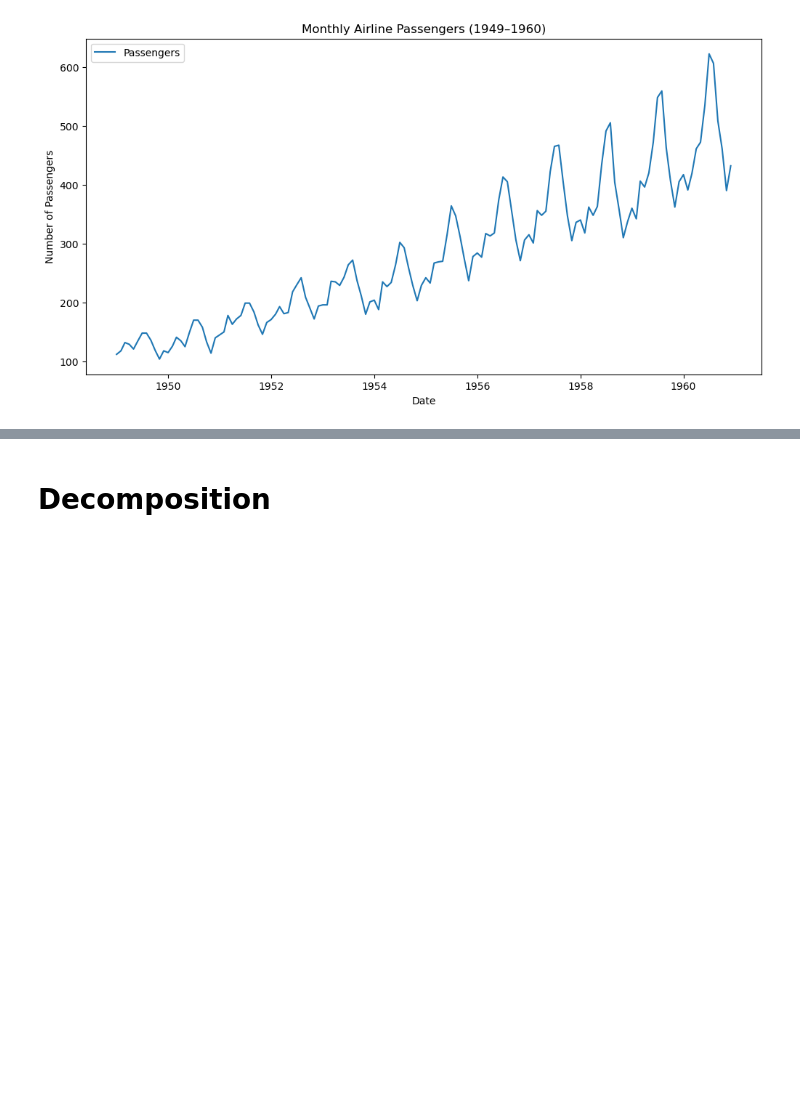
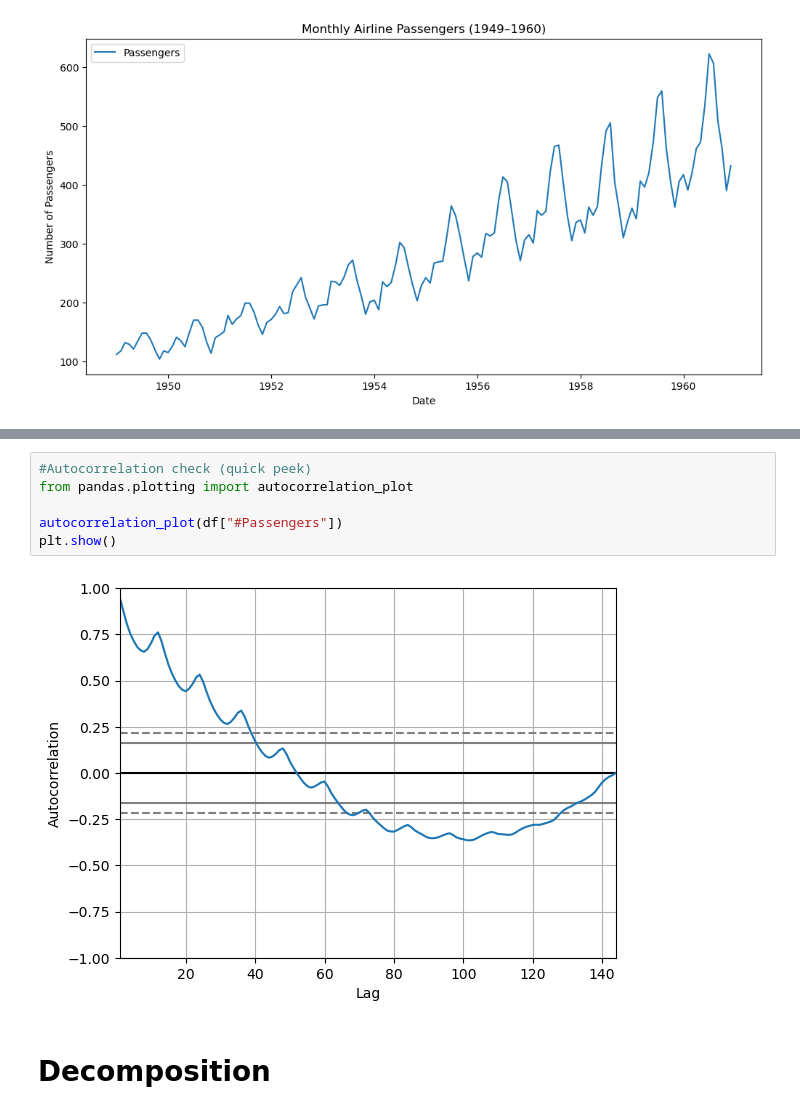
Before and after one commit to devyanir7-prog/Time-series, a Jupyter notebook: 01_beginner_basics/01_airline_passengers/01_airline_analysis.ipynb, the cells around one changed output, grey strips where cells are left out. Saved outputs shown, nothing was run; the diff lists cells and outputs as text; blank space fills up the shorter version.

```diff
--- a/01_beginner_basics/01_airline_passengers/01_airline_analysis.ipynb
+++ b/01_beginner_basics/01_airline_passengers/01_airline_analysis.ipynb
@@ -30,3 +65,11 @@ plt.show()
+# %%
+#Autocorrelation check (quick peek)
+from pandas.plotting import autocorrelation_plot
+
+autocorrelation_plot(df["#Passengers"])
+plt.show()
+# %% [output]
+[figure, added]
 # %% [markdown]
 # Decomposition
 # %%
```
Also changed, not shown: parts of 5 cells of this notebook.
